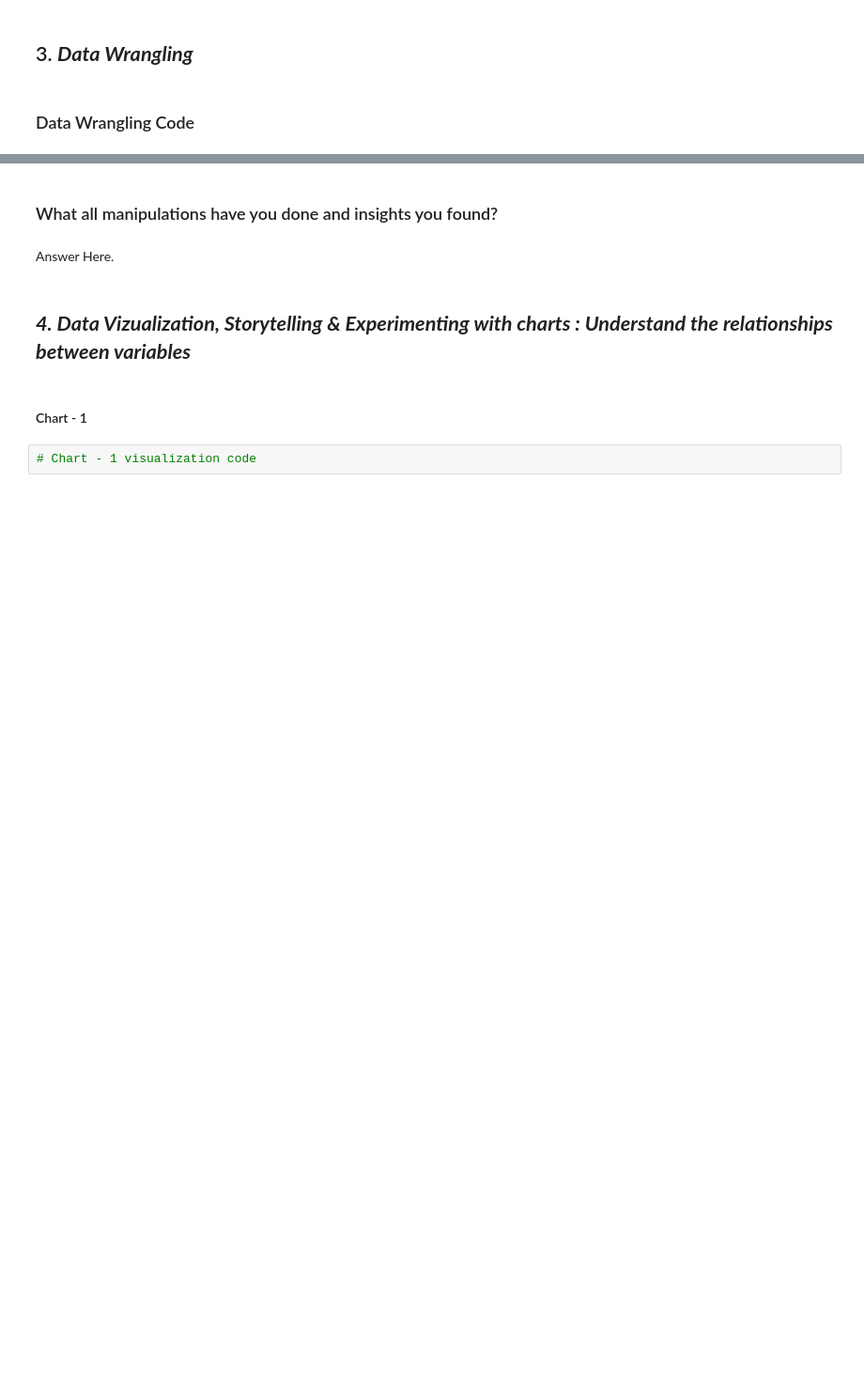
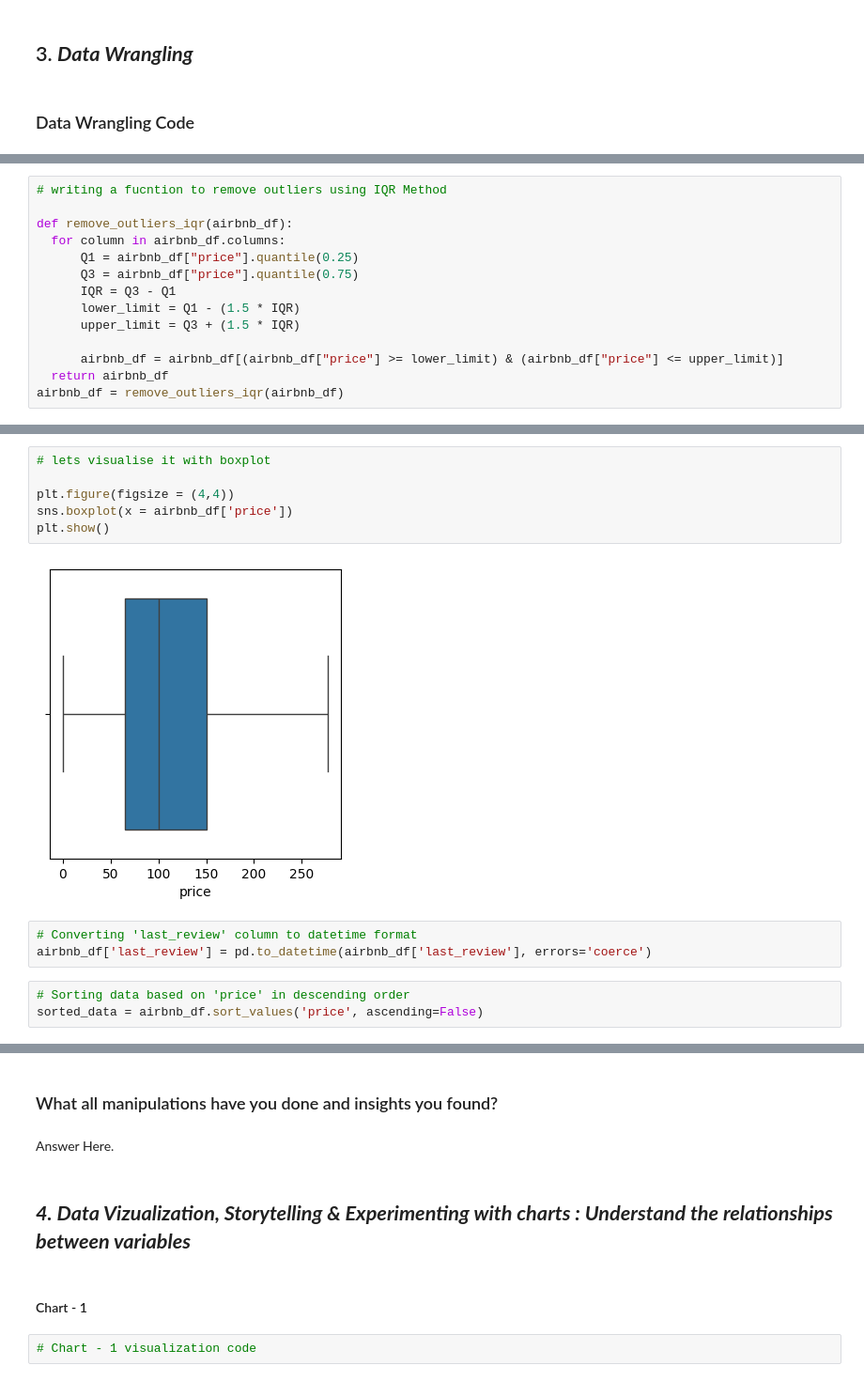
Before and after one commit to AakashRaj-data/Exploratory-Data-analysis, a Jupyter notebook: AirBnb_Bookings_Analysis_(AR).ipynb, the cells around one changed output, grey strips where cells are left out. Shown at 94% size. Cells and saved outputs as stored; diff of their text form; blank space fills up the shorter version.

```diff
--- a/AirBnb_Bookings_Analysis_(AR).ipynb
+++ b/AirBnb_Bookings_Analysis_(AR).ipynb
@@ -183,0 +321,14 @@ Answer Here
+# %%
+# writing a fucntion to remove outliers using IQR Method
+
+def remove_outliers_iqr(airbnb_df):
+  for column in airbnb_df.columns:
+      Q1 = airbnb_df["price"].quantile(0.25)
+      Q3 = airbnb_df["price"].quantile(0.75)
+      IQR = Q3 - Q1
+      lower_limit = Q1 - (1.5 * IQR)
+      upper_limit = Q3 + (1.5 * IQR)
+
+      airbnb_df = airbnb_df[(airbnb_df["price"] >= lower_limit) & (airbnb_df["price"] <= upper_limit)]
+  return airbnb_df
+airbnb_df = remove_outliers_iqr(airbnb_df)
@@ -183,0 +342,14 @@ Answer Here
+# %%
+# lets visualise it with boxplot
+
+plt.figure(figsize = (4,4))
+sns.boxplot(x = airbnb_df['price'])
+plt.show()
+# %% [output]
+[figure, added]
+# %%
+# Converting 'last_review' column to datetime format
+airbnb_df['last_review'] = pd.to_datetime(airbnb_df['last_review'], errors='coerce')
+# %%
+# Sorting data based on 'price' in descending order
+sorted_data = airbnb_df.sort_values('price', ascending=False)
```
Also changed, not shown: parts of 25 cells of this notebook.
